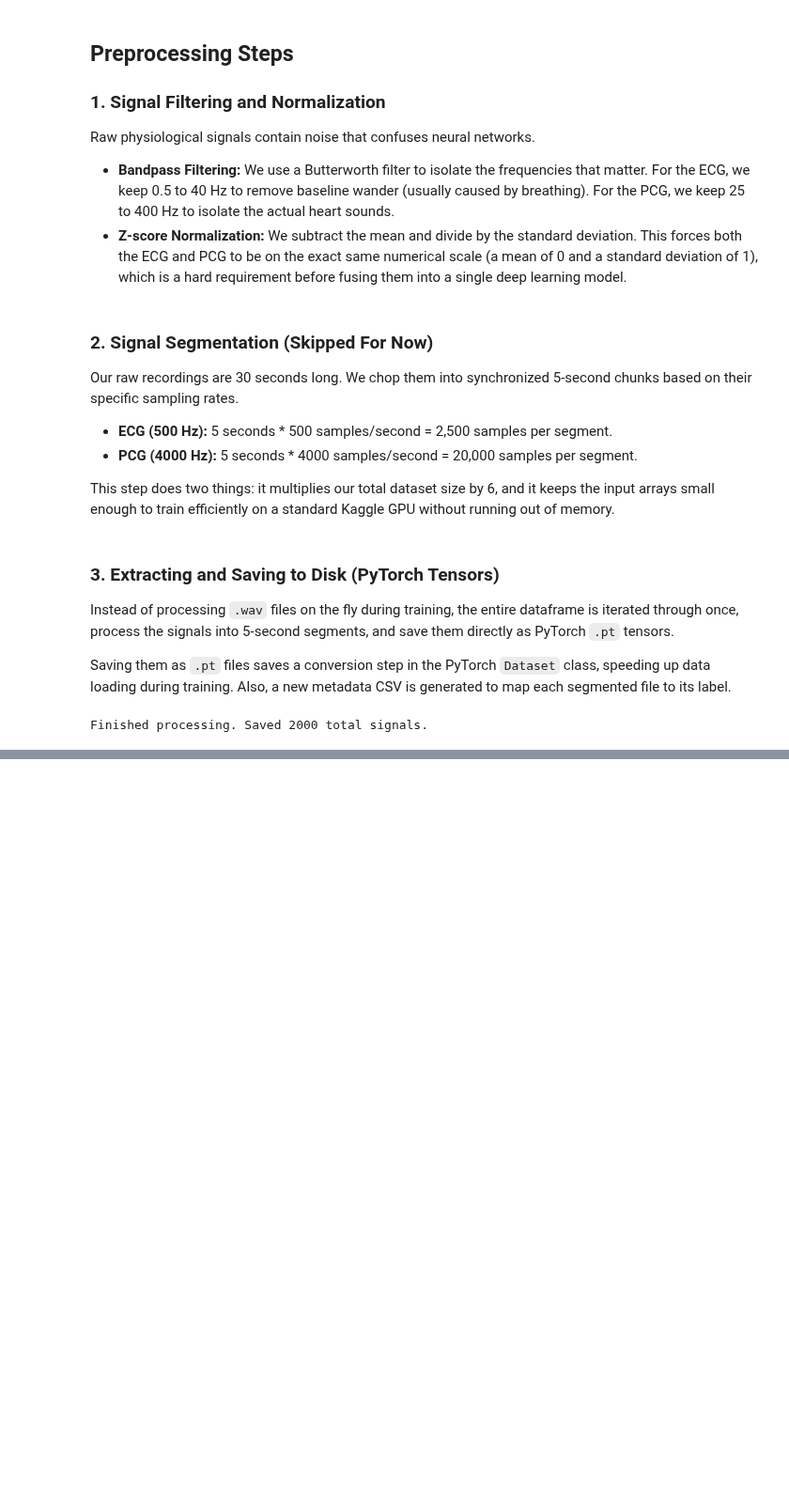
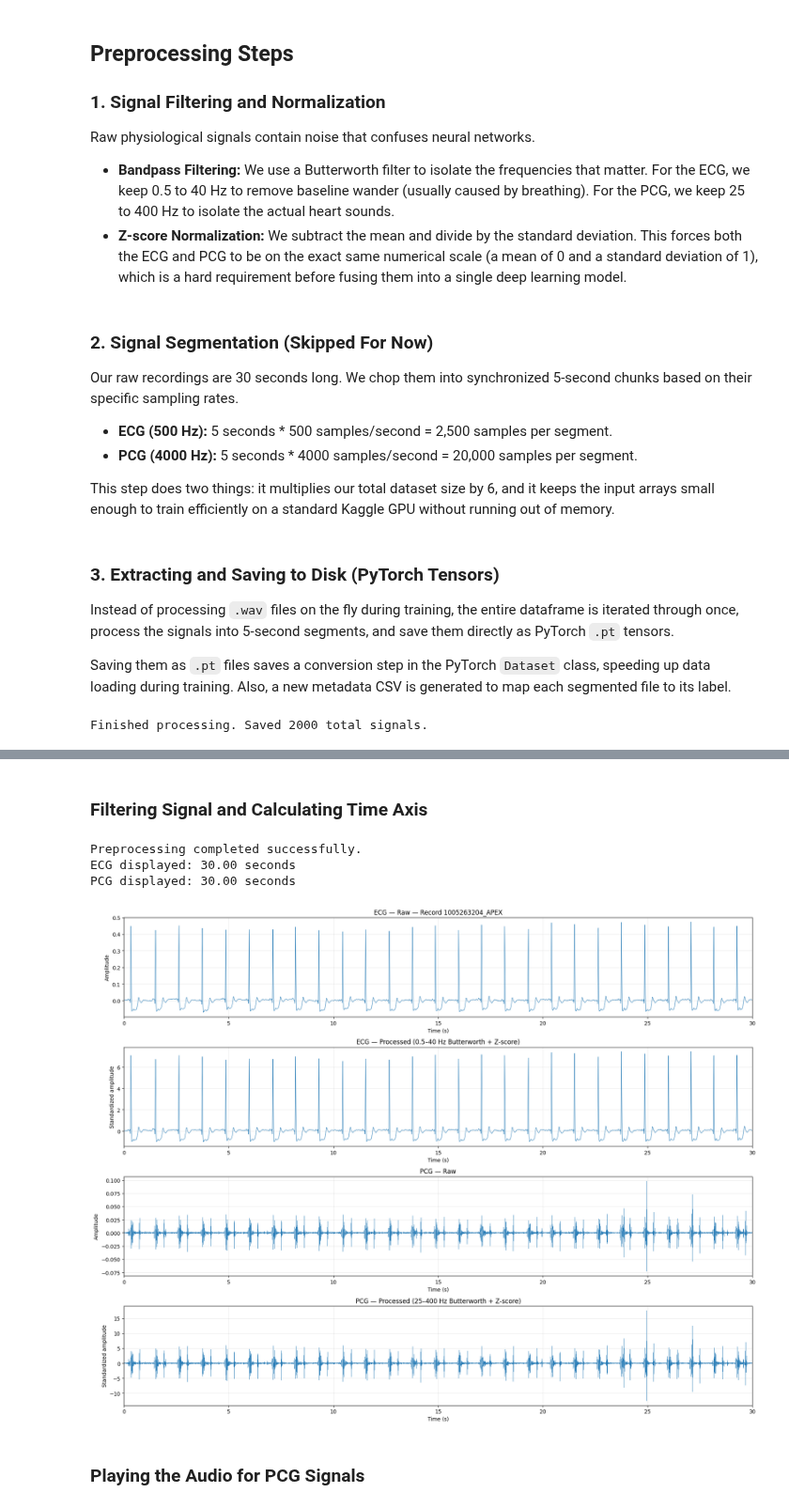
Before and after one commit to marwanelgharbawy/ecg-pcg-fusion-hfref, a Jupyter notebook: notebooks/1_preprocessing.ipynb, the cells around one changed output, grey strips where cells are left out. Shown at 94% size. Drawn from its saved outputs; the diff is of its cells as text; code cells hidden in the pictures; blank space fills up the shorter version.

```diff
--- a/notebooks/1_preprocessing.ipynb
+++ b/notebooks/1_preprocessing.ipynb
@@ -146,0 +197,66 @@ Finished processing. Saved 2000 total signals.
+# %% [markdown]
+### Filtering Signal and Calculating Time Axis
+# %%
+ecg_processed, pcg_processed = preprocess_signals(ecg_raw, pcg_raw)
+
+# Extract exactly 30 seconds for display/audio
+ECG_SAMPLES_30 = ECG_FS * DISPLAY_SECONDS
+PCG_SAMPLES_30 = PCG_FS * DISPLAY_SECONDS
+
+ecg_raw_30 = ecg_raw[:ECG_SAMPLES_30]
+ecg_processed_30 = ecg_processed[:ECG_SAMPLES_30]
+
+pcg_raw_30 = pcg_raw[:PCG_SAMPLES_30]
+pcg_processed_30 = pcg_processed[:PCG_SAMPLES_30]
+
+# Time axes
+t_ecg = np.arange(len(ecg_raw_30)) / ECG_FS
+t_pcg = np.arange(len(pcg_raw_30)) / PCG_FS
+
+print("Preprocessing completed successfully.")
+print(f"ECG displayed: {len(ecg_processed_30) / ECG_FS:.2f} seconds")
+print(f"PCG displayed: {len(pcg_processed_30) / PCG_FS:.2f} seconds")
+
+fig, axes = plt.subplots(4, 1, figsize=(18, 14))
+
+# ECG RAW
+axes[0].plot(t_ecg, ecg_raw_30, linewidth=0.7)
+axes[0].set_title(f"ECG — Raw — Record {RECORD_ID}")
+axes[0].set_xlabel("Time (s)")
+axes[0].set_ylabel("Amplitude")
+axes[0].set_xlim(0, DISPLAY_SECONDS)
+axes[0].grid(True, alpha=0.25)
+
+# ECG PROCESSED
+axes[1].plot(t_ecg, ecg_processed_30, linewidth=0.7)
+axes[1].set_title("ECG — Processed (0.5–40 Hz Butterworth + Z-score)")
+axes[1].set_xlabel("Time (s)")
+axes[1].set_ylabel("Standardized amplitude")
+axes[1].set_xlim(0, DISPLAY_SECONDS)
+axes[1].grid(True, alpha=0.25)
+
+# PCG RAW
+axes[2].plot(t_pcg, pcg_raw_30, linewidth=0.35)
+axes[2].set_title("PCG — Raw")
+axes[2].set_xlabel("Time (s)")
+axes[2].set_ylabel("Amplitude")
+axes[2].set_xlim(0, DISPLAY_SECONDS)
+axes[2].grid(True, alpha=0.25)
+
+# PCG PROCESSED
+axes[3].plot(t_pcg, pcg_processed_30, linewidth=0.35)
+axes[3].set_title("PCG — Processed (25–400 Hz Butterworth + Z-score)")
+axes[3].set_xlabel("Time (s)")
+axes[3].set_ylabel("Standardized amplitude")
+axes[3].set_xlim(0, DISPLAY_SECONDS)
+axes[3].grid(True, alpha=0.25)
+
+plt.tight_layout()
+plt.show()
+# %% [output]
+Preprocessing completed successfully.
+ECG displayed: 30.00 seconds
+PCG displayed: 30.00 seconds
+[figure, added]
+# %% [markdown]
+### Playing the Audio for PCG Signals
```
Also changed, not shown: parts of 4 cells of this notebook.
